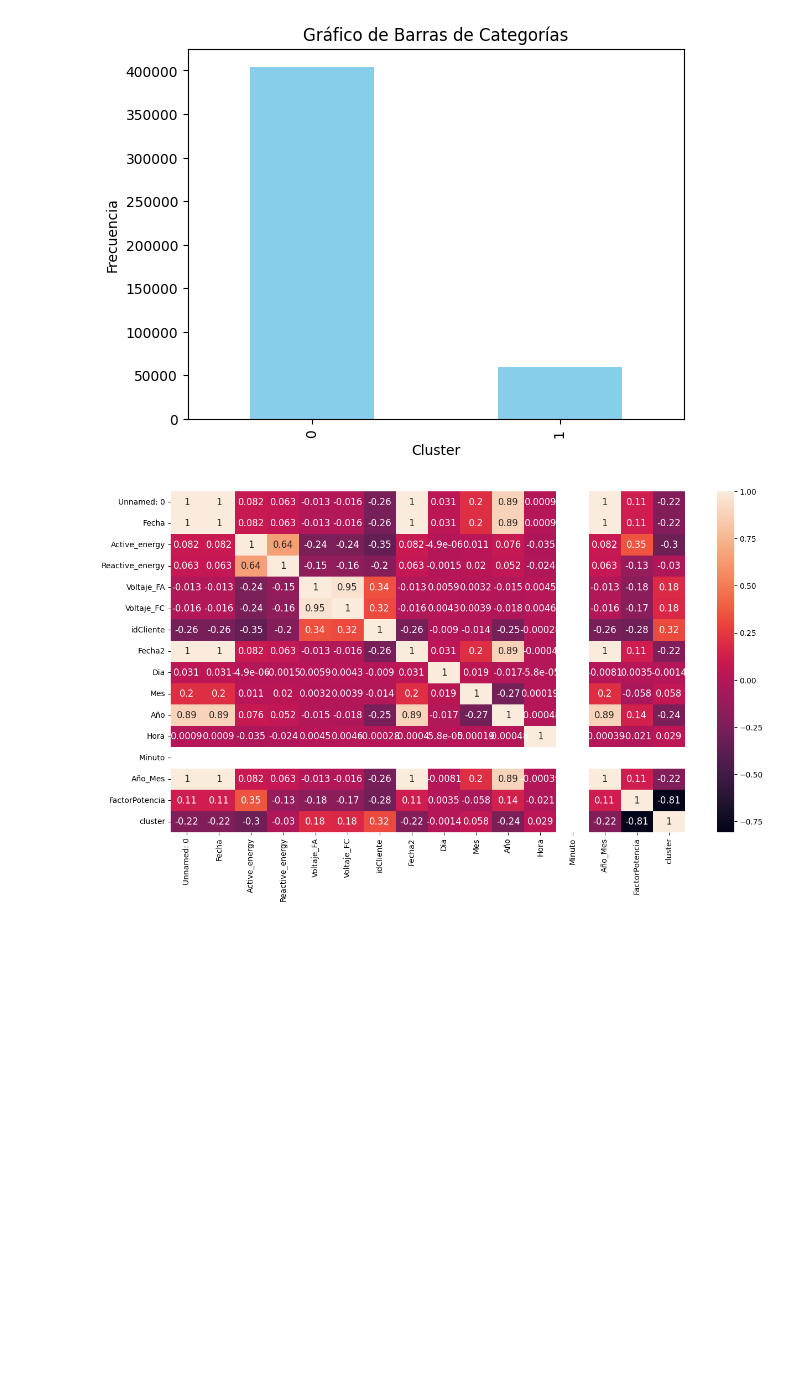
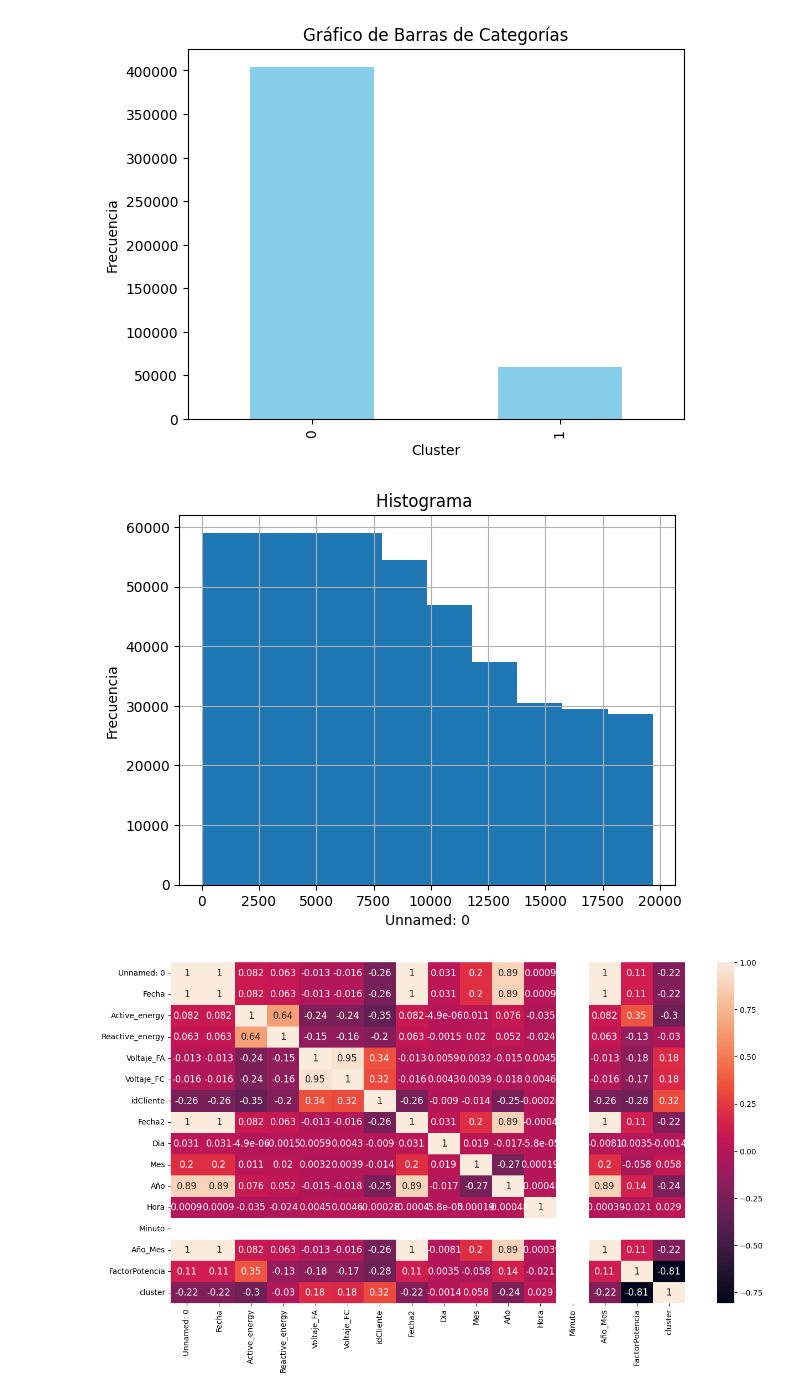
Before and after one commit to grupovajo/ProyectoMIAD, a Jupyter notebook: ModeloSupervisadoClasificacion.ipynb, the cells around one changed output. Cells and saved outputs as stored; diff of their text form; code cells hidden in the pictures; blank space fills up the shorter version.

```diff
--- a/ModeloSupervisadoClasificacion.ipynb
+++ b/ModeloSupervisadoClasificacion.ipynb
@@ -66,6 +66,19 @@ plt.ylabel('Frecuencia')
 plt.show()
 # %% [output]
 [figure]
+# %%
+# Crear un histograma de la columna 'Edades'
+df['Unnamed: 0'].hist()
+
+# Personalizar el gráfico
+plt.title('Histograma ')
+plt.xlabel('Unnamed: 0')
+plt.ylabel('Frecuencia')
+
+# Mostrar el histograma
+plt.show()
+# %% [output]
+[figure, added]
 # %%
 # Convertir la columna de cadena a tipo de datos de tiempo
 df['Fecha'] = pd.to_datetime(df['Fecha'])
```
Also changed, not shown: parts of 4 cells of this notebook.
